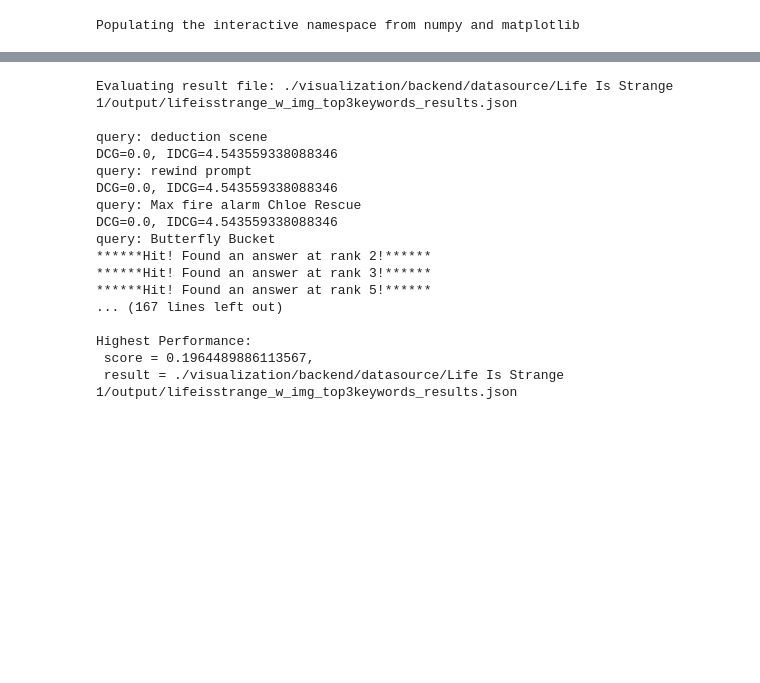
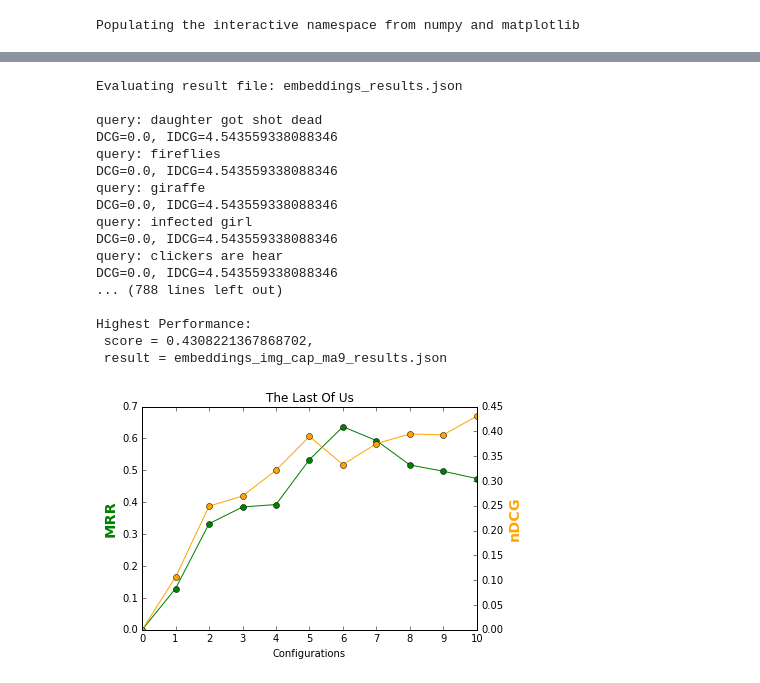
Before and after one commit to Xiaoxuan-Zhang/Videogame_Moment_Textual_Search, a Jupyter notebook: step4_evaluation.ipynb, the cells around one changed output, grey strips where cells are left out. Drawn from its saved outputs; the diff is of its cells as text; code cells hidden in the pictures; blank space fills up the shorter version.

```diff
--- a/step4_evaluation.ipynb
+++ b/step4_evaluation.ipynb
@@ -73,31 +84,51 @@ Highest Performance:
 # %%
-tester1 = Evaluation_nDCG(database_file)
-best_score = 0
-best_result = ""
+tester1 = Evaluation_nDCG(database)
+ndcg_scores = []
 for idx, file in enumerate(result_file):
     print(f'\nEvaluating result file: {file}\n')
-    score = tester1.evaluation_mean_nDCG(file, answer_file)
-    if score > best_score:
-        best_score = score
-        best_result = file
+    result = os.path.join(folder, file)
+    score = tester1.evaluation_mean_nDCG(result, answer)
+    ndcg_scores.append(score)
     print(f'DCG: {score}')
-
-print(f'\nHighest Performance:\n score = {best_score}, \n result = {best_result}')
+ndcg_sorted_scores = [(index, value) for (index, value) in sorted(enumerate(ndcg_scores), key=lambda k: k[1])]
+print(f'\nLowest Performance:\n score = {ndcg_sorted_scores[0][1]}, \n result = {result_file[ndcg_sorted_scores[0][0]]}\n')
+print(f'\nHighest Performance:\n score = {ndcg_sorted_scores[-1][1]}, \n result = {result_file[ndcg_sorted_scores[-1][0]]}\n')
 # %% [output]
-Evaluating result file: ./visualization/backend/datasource/Life Is Strange 1/output/lifeisstrange_w_img_top3keywords_results.json
+Evaluating result file: embeddings_results.json
 
-query: deduction scene
+query: daughter got shot dead
 DCG=0.0, IDCG=4.543559338088346
-query: rewind prompt
+query: fireflies
 DCG=0.0, IDCG=4.543559338088346
-query: Max fire alarm Chloe Rescue
+query: giraffe
 DCG=0.0, IDCG=4.543559338088346
-query: Butterfly Bucket
-******Hit! Found an answer at rank 2!******
-******Hit! Found an answer at rank 3!******
-******Hit! Found an answer at rank 5!******
-... (167 lines left out)
+query: infected girl
+DCG=0.0, IDCG=4.543559338088346
+query: clickers are hear
+DCG=0.0, IDCG=4.543559338088346
+... (788 lines left out)
 
 Highest Performance:
- score = 0.1964489886113567,
- result = ./visualization/backend/datasource/Life Is Strange 1/output/lifeisstrange_w_img_top3keywords_results.json
+ score = 0.4308221367868702,
+ result = embeddings_img_cap_ma9_results.json
+# %%
+x = range(len(result_file))
+y1 = mrr_scores
+y2 = ndcg_scores
+
+fig, ax1 = plt.subplots()
+
+ax2 = ax1.twinx()
+ax1.plot(x, y1, color='green', marker='o')
+ax2.plot(x, y2, color='orange', marker='o')
+
+ax1.set_xlabel('Configurations')
+ax1.set_ylabel('MRR', color='g', fontsize='x-large', fontweight='bold')
+ax2.set_ylabel('nDCG', color='orange', fontsize='x-large', fontweight='bold')
+
+plt.xticks(x)
+plt.title(game)
+plt.savefig(output_chart, dpi=100, bbox_inches='tight')
+plt.show()
+# %% [output]
+[figure, added]
```
Also changed, not shown: parts of 5 cells of this notebook, 12 other files.
